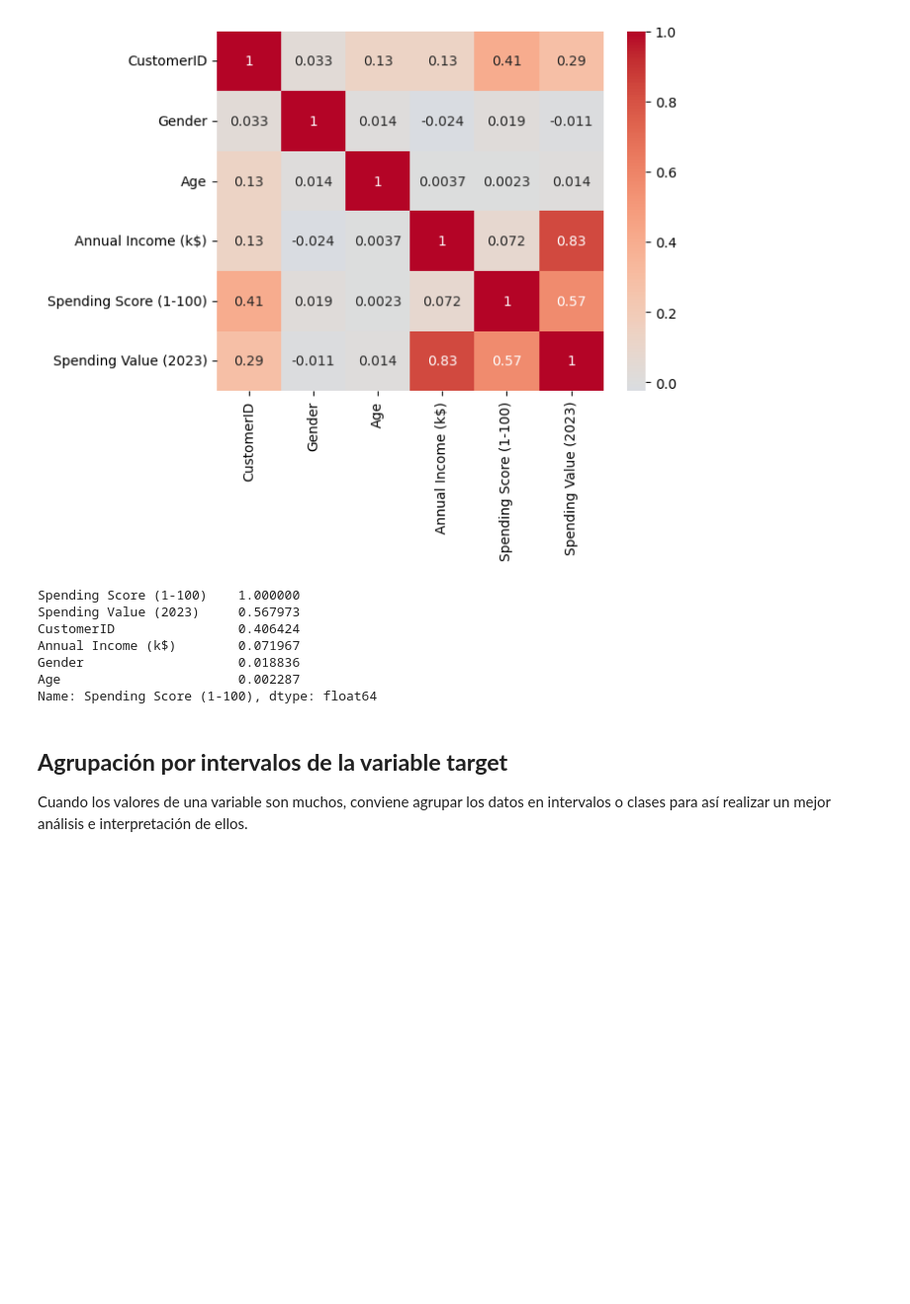
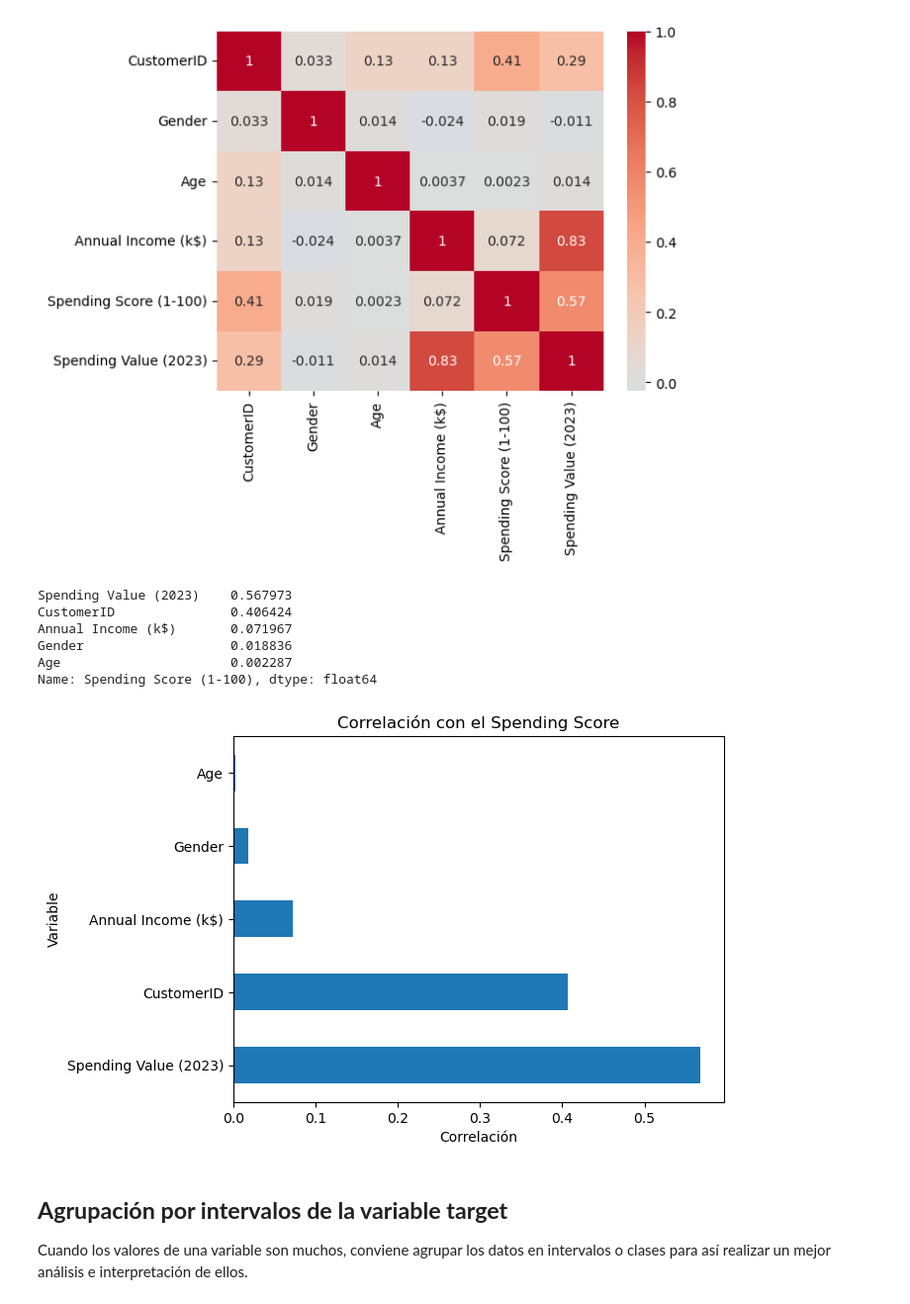
Before and after one commit to CristianPerafan/ArtificiallIntelligence, a Jupyter notebook: Segunda parte/Laboratorio_2.ipynb, the cells around one changed output. Shown at 99% size. Saved outputs shown, nothing was run; the diff lists cells and outputs as text; code cells hidden in the pictures; blank space fills up the shorter version.

```diff
--- a/Segunda parte/Laboratorio_2.ipynb
+++ b/Segunda parte/Laboratorio_2.ipynb
@@ -366,16 +373,29 @@ sb.heatmap(df_replace_copy.corr(), annot=True, cmap='coolwarm', center=0)
 # %%
 #Ahora grafica la correlación que tiene cada una de ellas contra la variable Spending Score(1-100) y organízalas de mayor a menor.
 
-correlation = df_replace_copy.corr()['Spending Score (1-100)'].sort_values(ascending=False)
+correlation = df_replace_copy.corr()['Spending Score (1-100)'].sort_values(ascending=False).copy()
+correlation=correlation.drop('Spending Score (1-100)')
 print(correlation)
+fig, ax = plt.subplots()
+
+# Graficar la correlación como barras horizontales
+correlation.plot(kind='barh', ax=ax)
+
+# Añadir etiquetas y título
+ax.set_xlabel('Correlación')
+ax.set_ylabel('Variable')
+ax.set_title('Correlación con el Spending Score')
+
+# Mostrar la gráfica
+plt.show()
 # %% [output]
-Spending Score (1-100)    1.000000
-Spending Value (2023)     0.567973
-CustomerID                0.406424
-Annual Income (k$)        0.071967
-Gender                    0.018836
-Age                       0.002287
+Spending Value (2023)    0.567973
+CustomerID               0.406424
+Annual Income (k$)       0.071967
+Gender                   0.018836
+Age                      0.002287
 Name: Spending Score (1-100), dtype: float64
+[figure, added]
 # %% [markdown]
 ## **Agrupación por intervalos de la variable target**
 Cuando los valores de una variable son muchos, conviene agrupar los datos en intervalos o clases para así realizar un mejor análisis e interpretación de ellos.
```
Also changed, not shown: parts of 18 cells of this notebook.
